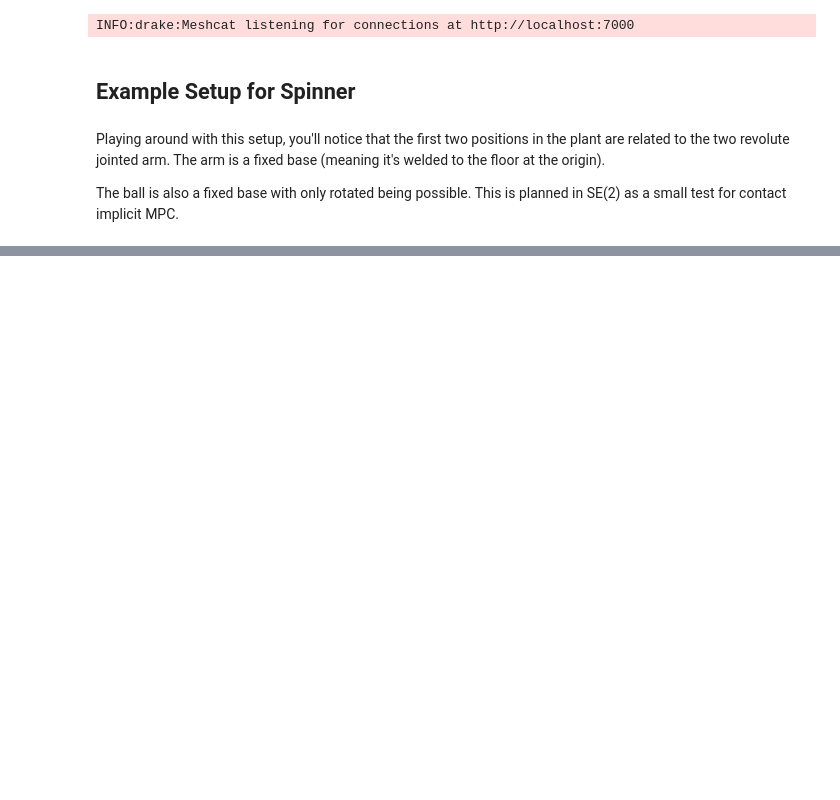
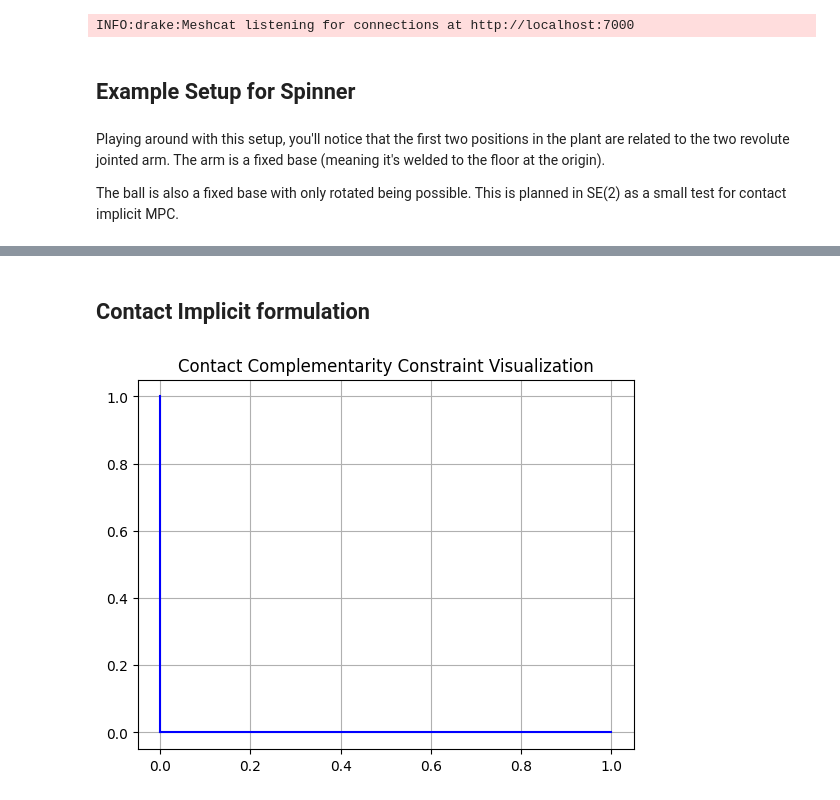
Before and after one commit to jyue86/contact_implicit_mpc, a Jupyter notebook: notebooks/spinner_mpc.ipynb, the cells around one changed output, grey strips where cells are left out. Saved outputs shown, nothing was run; the diff lists cells and outputs as text; code cells hidden in the pictures; blank space fills up the shorter version.

Commit message:
Added math formulation in the notebook for understanding.

```diff
--- a/notebooks/spinner_mpc.ipynb
+++ b/notebooks/spinner_mpc.ipynb
@@ -60,0 +70,18 @@ The ball is also a fixed base with only rotated being possible. This is planned
+# %% [markdown]
+## Contact Implicit formulation
+# %%
+#fn = normal force
+fn_on = np.linspace(0.0,1.0,20)
+fn_off = np.zeros(20)
+
+# phi = signed distance between end-effector and object
+phi_on = np.linspace(0.0,1.0,20)
+phi_off = np.zeros(20)
+
+plt.plot(phi_on, fn_off, c='b')
+plt.plot(phi_off, fn_on, c='b')
+plt.grid()
+plt.title("Contact Complementarity Constraint Visualization")
+plt.show()
+# %% [output]
+[figure, added]
```
Also changed, not shown: parts of 12 cells of this notebook.
